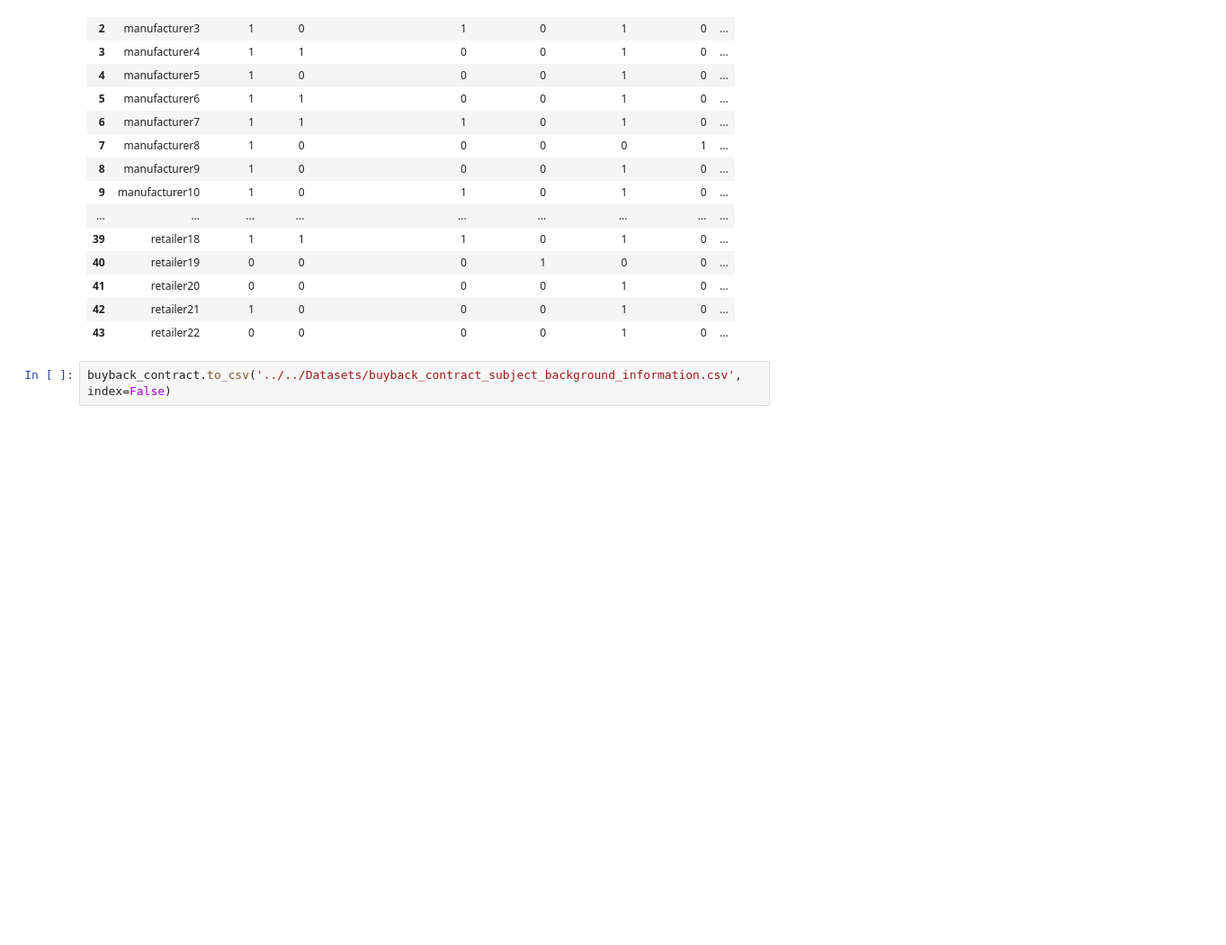
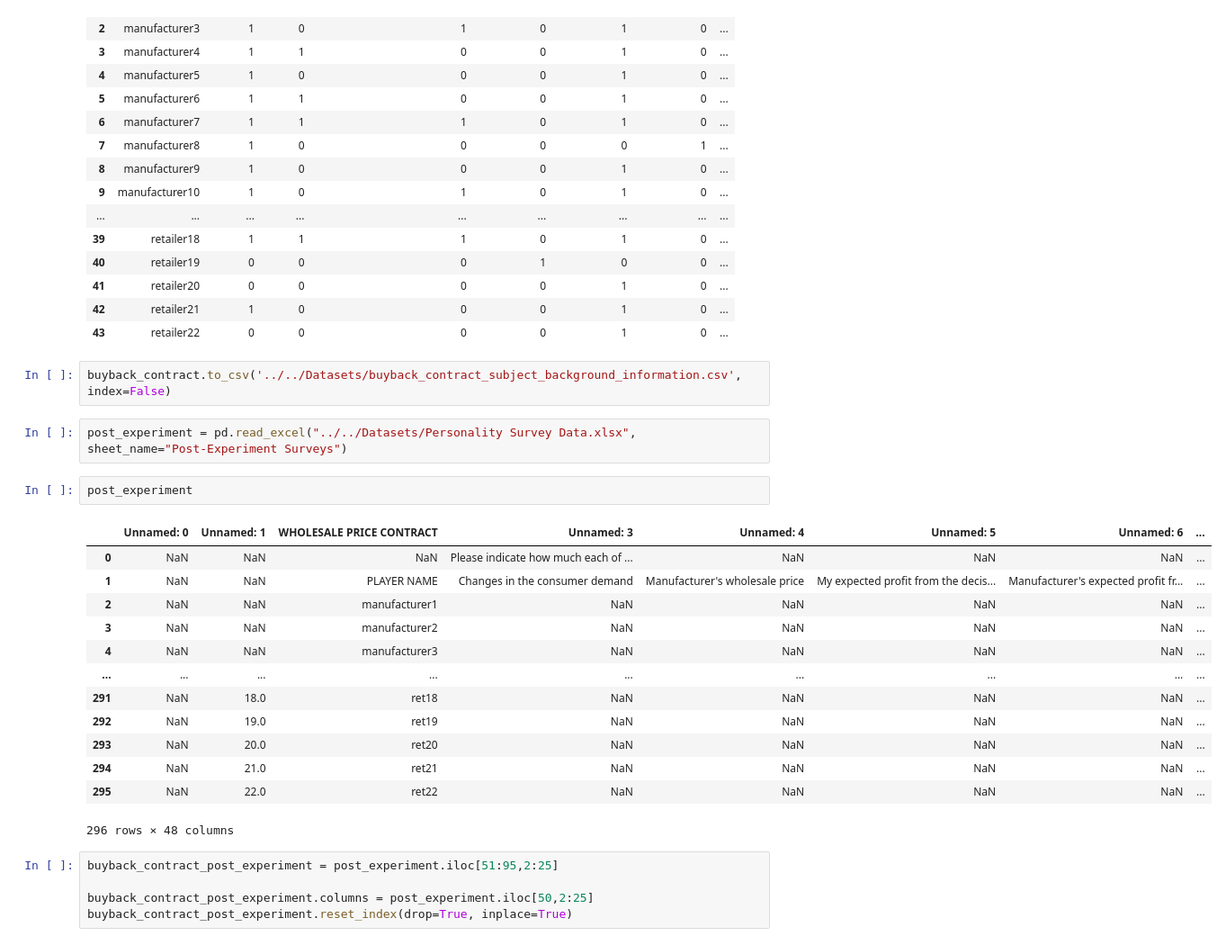
Before and after one commit to SerhanTelatar/Supply-Chain-Decision-Analysis, a Jupyter notebook: Notebooks/personality/buyback_contract.ipynb, the cells around one changed output. Shown: that part at 90% size. Cells and saved outputs as stored; diff of their text form; blank space fills up the shorter version.

```diff
--- a/Notebooks/personality/buyback_contract.ipynb
+++ b/Notebooks/personality/buyback_contract.ipynb
@@ -103,3 +103,26 @@ buyback_contract
 | 43 | retailer22 | 0 | 0 | 0 | 0 | 1 | 0 | ... |
 # %%
 buyback_contract.to_csv('../../Datasets/buyback_contract_subject_background_information.csv', index=False)
+# %%
+post_experiment = pd.read_excel("../../Datasets/Personality Survey Data.xlsx", sheet_name="Post-Experiment Surveys")
+# %%
+post_experiment
+# %% [output]
+|  | Unnamed: 0 | Unnamed: 1 | WHOLESALE PRICE CONTRACT | Unnamed: 3 | Unnamed: 4 | Unnamed: 5 | Unnamed: 6 | ... |
+| 0 | NaN | NaN | NaN | Please indicate how much each of ... | NaN | NaN | NaN | ... |
+| 1 | NaN | NaN | PLAYER NAME | Changes in the consumer demand | Manufacturer's wholesale price | My expected profit from the decis... | Manufacturer's expected profit fr... | ... |
+| 2 | NaN | NaN | manufacturer1 | NaN | NaN | NaN | NaN | ... |
+| 3 | NaN | NaN | manufacturer2 | NaN | NaN | NaN | NaN | ... |
+| 4 | NaN | NaN | manufacturer3 | NaN | NaN | NaN | NaN | ... |
+| ... | ... | ... | ... | ... | ... | ... | ... | ... |
+| 291 | NaN | 18.0 | ret18 | NaN | NaN | NaN | NaN | ... |
+| 292 | NaN | 19.0 | ret19 | NaN | NaN | NaN | NaN | ... |
+| 293 | NaN | 20.0 | ret20 | NaN | NaN | NaN | NaN | ... |
+| 294 | NaN | 21.0 | ret21 | NaN | NaN | NaN | NaN | ... |
+| 295 | NaN | 22.0 | ret22 | NaN | NaN | NaN | NaN | ... |
+296 rows × 48 columns
+# %%
+buyback_contract_post_experiment = post_experiment.iloc[51:95,2:25]
+
+buyback_contract_post_experiment.columns = post_experiment.iloc[50,2:25]
+buyback_contract_post_experiment.reset_index(drop=True, inplace=True)
```
Also changed, not shown: parts of 7 cells of this notebook, 2 other files.
